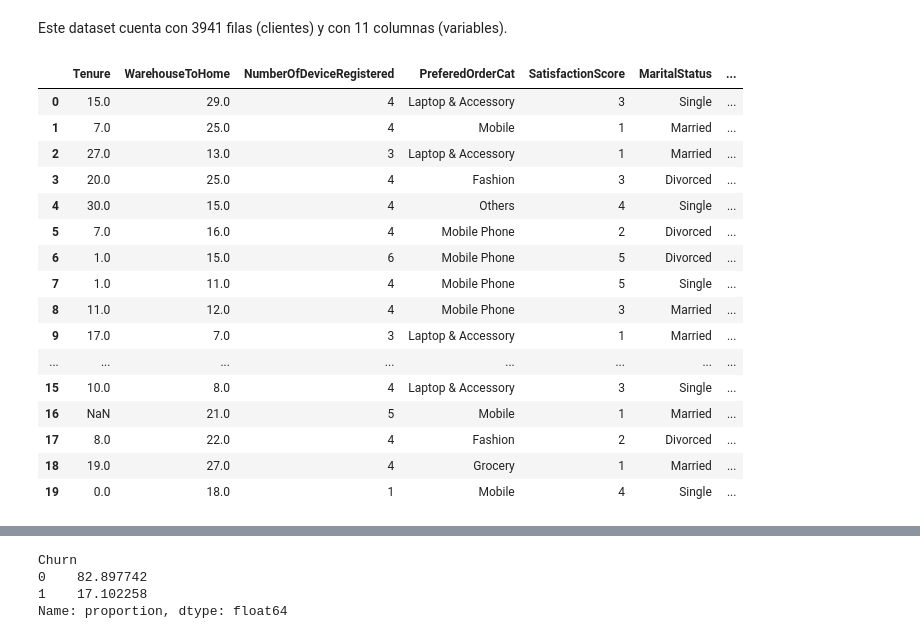
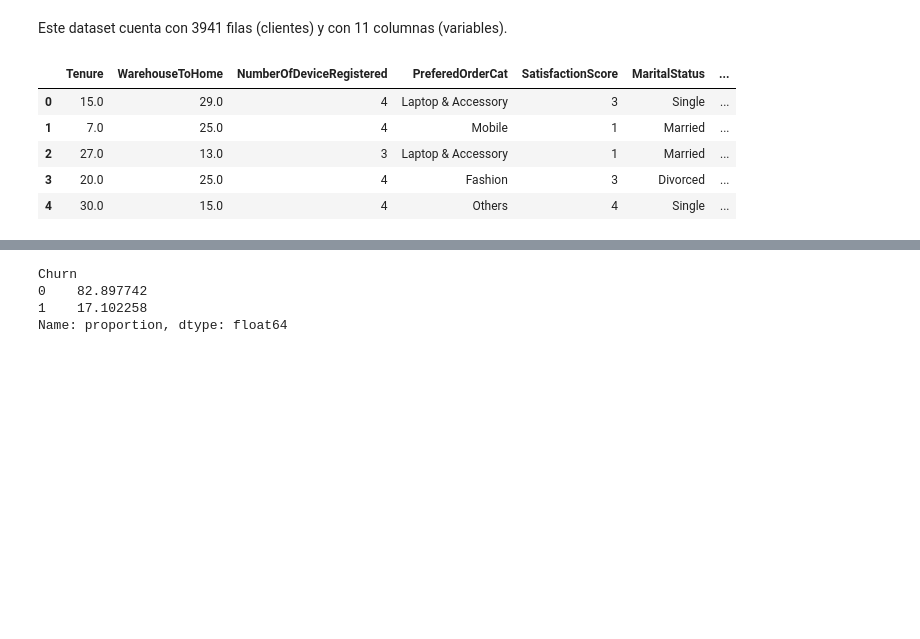
Before and after one commit to JeaCode/ecommerce-churn, a Jupyter notebook: ml/notebooks/01_eda_inicial.ipynb, the cells around one changed output, grey strips where cells are left out. Drawn from its saved outputs; the diff is of its cells as text; code cells hidden in the pictures; blank space fills up the shorter version.

```diff
--- a/ml/notebooks/01_eda_inicial.ipynb
+++ b/ml/notebooks/01_eda_inicial.ipynb
@@ -8,25 +15,14 @@ df.shape
 # %% [markdown]
 Este dataset cuenta con 3941 filas (clientes) y con 11 columnas (variables).
 # %%
-df.head(20)
+df.head()
 # %% [output]
 |  | Tenure | WarehouseToHome | NumberOfDeviceRegistered | PreferedOrderCat | SatisfactionScore | MaritalStatus | ... |
 | 0 | 15.0 | 29.0 | 4 | Laptop & Accessory | 3 | Single | ... |
 | 1 | 7.0 | 25.0 | 4 | Mobile | 1 | Married | ... |
 | 2 | 27.0 | 13.0 | 3 | Laptop & Accessory | 1 | Married | ... |
 | 3 | 20.0 | 25.0 | 4 | Fashion | 3 | Divorced | ... |
 | 4 | 30.0 | 15.0 | 4 | Others | 4 | Single | ... |
-| 5 | 7.0 | 16.0 | 4 | Mobile Phone | 2 | Divorced | ... |
-| 6 | 1.0 | 15.0 | 6 | Mobile Phone | 5 | Divorced | ... |
-| 7 | 1.0 | 11.0 | 4 | Mobile Phone | 5 | Single | ... |
-| 8 | 11.0 | 12.0 | 4 | Mobile Phone | 3 | Married | ... |
-| 9 | 17.0 | 7.0 | 3 | Laptop & Accessory | 1 | Married | ... |
-| ... | ... | ... | ... | ... | ... | ... | ... |
-| 15 | 10.0 | 8.0 | 4 | Laptop & Accessory | 3 | Single | ... |
-| 16 | NaN | 21.0 | 5 | Mobile | 1 | Married | ... |
-| 17 | 8.0 | 22.0 | 4 | Fashion | 2 | Divorced | ... |
-| 18 | 19.0 | 27.0 | 4 | Grocery | 1 | Married | ... |
-| 19 | 0.0 | 18.0 | 1 | Mobile | 4 | Single | ... |
 # %%
 df.info()
 # %% [output]
```
Also changed, not shown: parts of 54 cells of this notebook, 9 other files.
